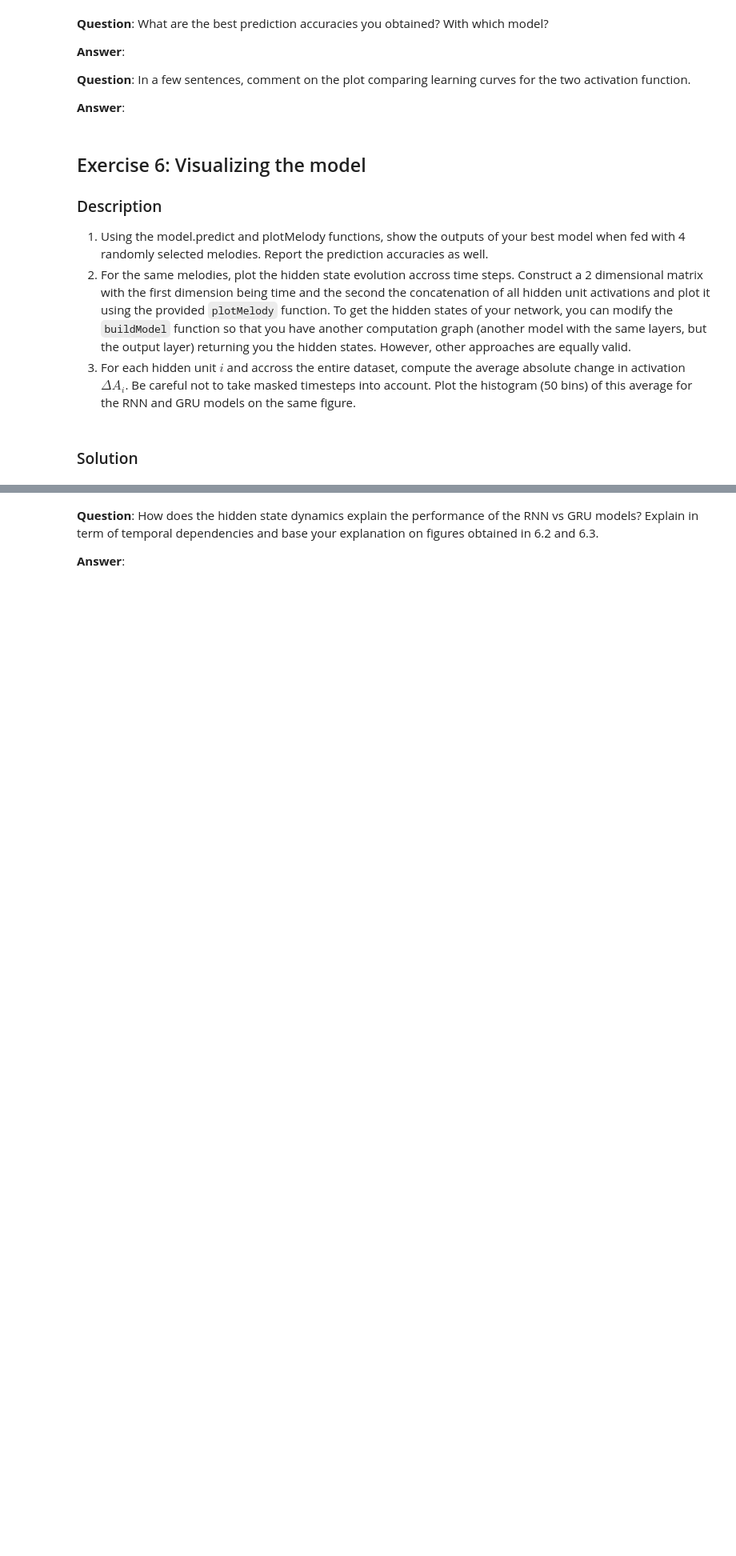
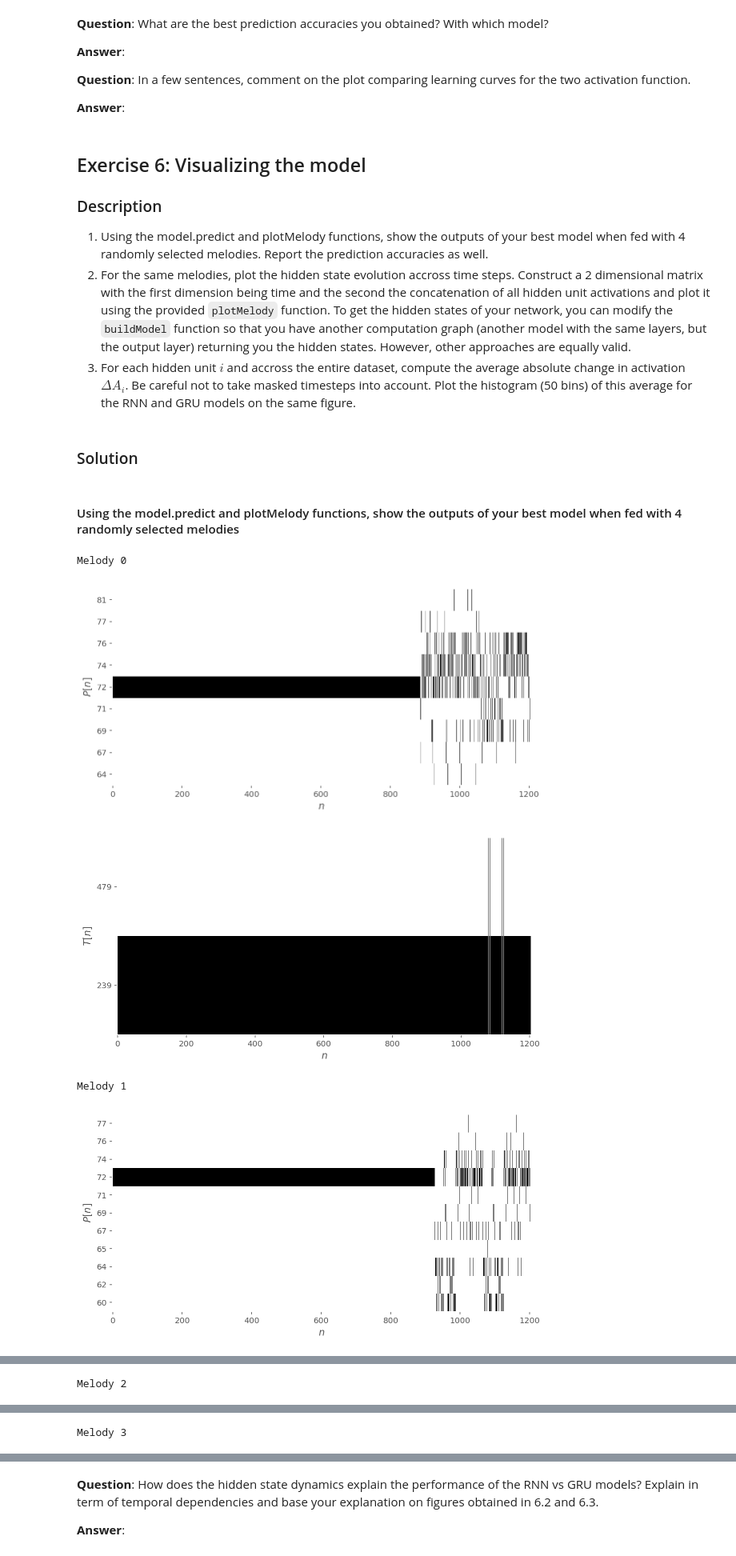
Before and after one commit to Amaumaury/ArtificialNeuralNetworks, a Jupyter notebook: Project_2/miniproject2.ipynb, the cells around one changed output, grey strips where cells are left out. Shown at 80% size. Drawn from its saved outputs; the diff is of its cells as text; code cells hidden in the pictures; blank space fills up the shorter version.

```diff
--- a/Project_2/miniproject2.ipynb
+++ b/Project_2/miniproject2.ipynb
@@ -546,3 +656,6 @@ history = RNNmodel.fit(
 **Question**: In a few sentences, comment on the plot comparing learning curves for the two activation function.
 
 **Answer**:
+# %%
+# Load simpleRNN model from disk
+simpleRNN = keras.models.load_model('simpleRNN.hdf5')
@@ -555,3 +671,14 @@ history = RNNmodel.fit(
 3. For each hidden unit $i$ and accross the entire dataset, compute the average absolute change in activation $\Delta A_i$. Be careful not to take masked timesteps into account. Plot the histogram (50 bins) of this average for the RNN and GRU models on the same figure.
 # %% [markdown]
 ### Solution
+# %% [markdown]
+#### Using the model.predict and plotMelody functions, show the outputs of your best model when fed with 4 randomly selected melodies
+# %%
+selected_melodies = [(melody['P'], melody['T']) for name, melody in map(lambda melody: melody.get_std_matrix_representation(), final_dataset.get_n_random_melodies(4))]
+pitches, durations = zip(*selected_melodies)
+
+next_pitches = np.array(pitches)[:,1:]
+next_durations = np.array(durations)[:,1:]
+
+pitches = np.array(pitches)[:,:-1]
+durations = np.array(durations)[:,:-1]
@@ -557,0 +689,19 @@ history = RNNmodel.fit(
+# %%
+proba_to_one_hot = lambda mat: (mat == mat.max(axis=1)[:,None]).astype(int)
+
+predicted_durations, predicted_pitches = simpleRNN.predict(x=[durations, pitches])
+
+predicted_durations = [proba_to_one_hot(pred) for pred in predicted_durations]
+predicted_pitches = [proba_to_one_hot(pred) for pred in predicted_pitches]
+
+mapping = final_dataset.get_mappings()
+
+for i in range(4):
+    print('Melody', i)
+    plotMelody(predicted_pitches[i], predicted_durations[i], mapping)
+# %% [output]
+Melody 0
+[figure, added]
+[figure, added]
+Melody 1
+[figure, added]
@@ -557,0 +709 @@ history = RNNmodel.fit(
+Melody 2
@@ -557,0 +712 @@ history = RNNmodel.fit(
+Melody 3
```
Also changed, not shown: parts of 38 cells of this notebook, 3 other files.
